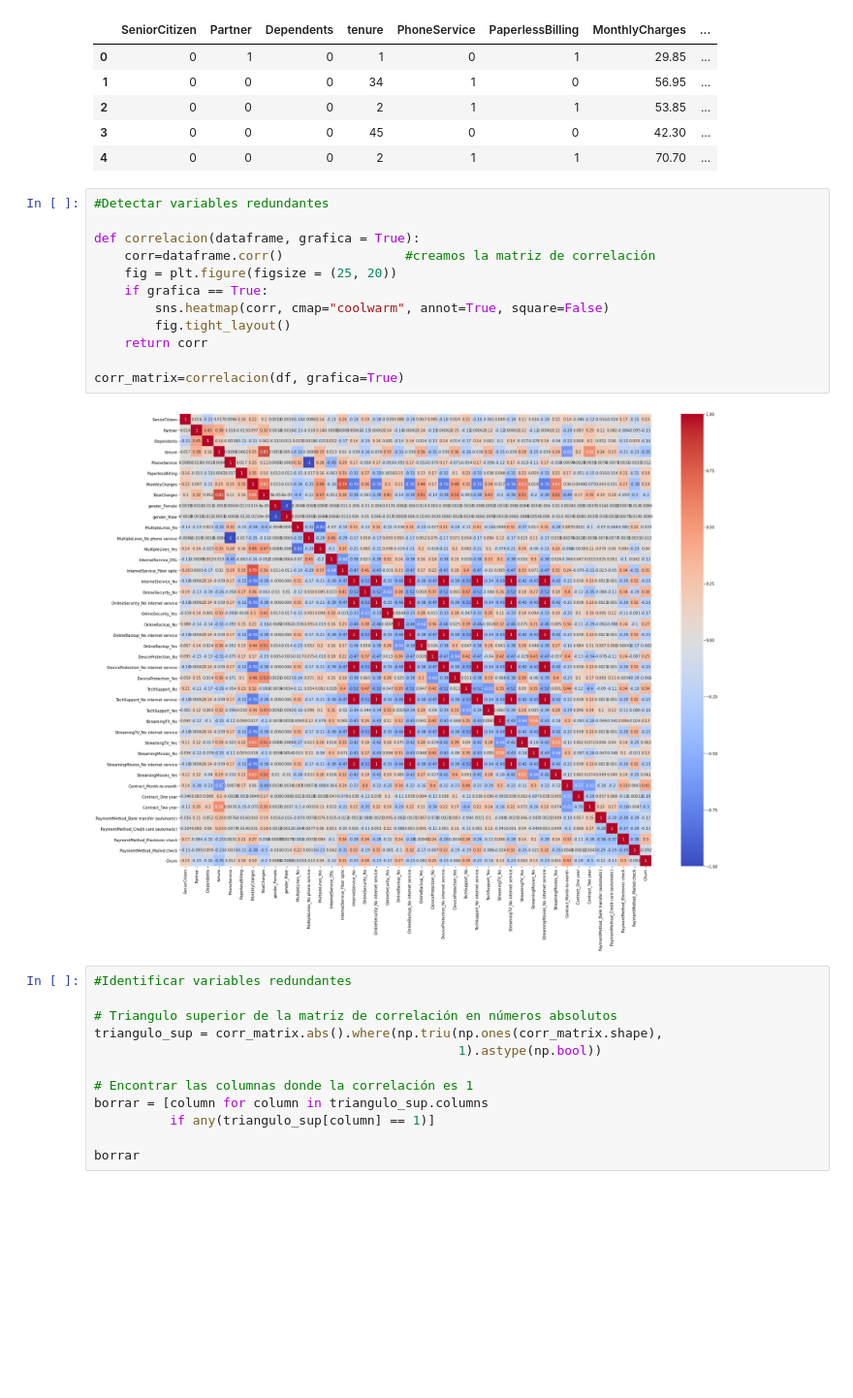
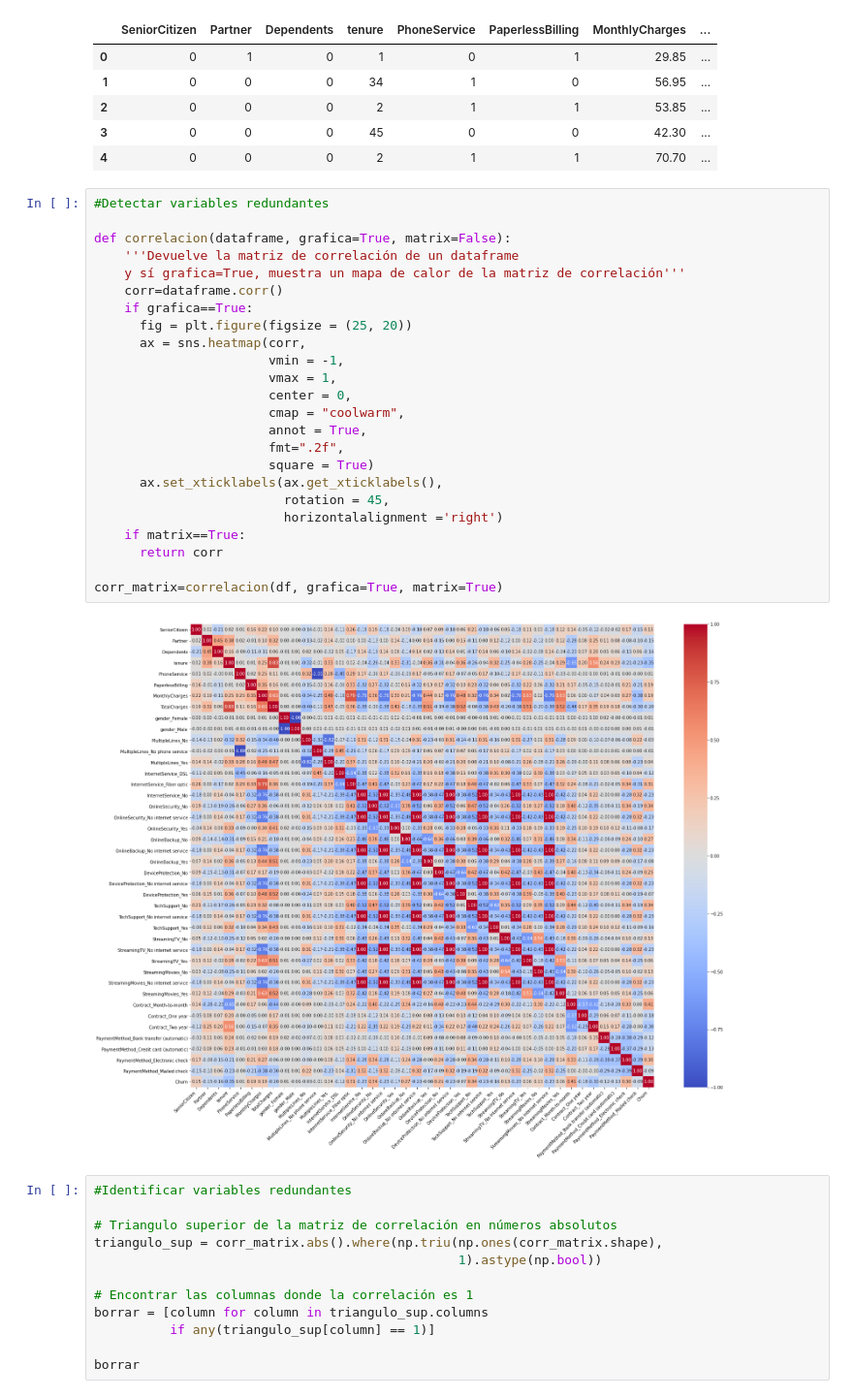
Before and after one commit to AnIsAsPe/ClasificadorClientesTelecom, a Jupyter notebook: ClasificadorClientesEmpresaTelecom_Churn.ipynb, the cells around one changed output. Shown at 97% size. Cells and saved outputs as stored; diff of their text form; blank space fills up the shorter version.

```diff
--- a/ClasificadorClientesEmpresaTelecom_Churn.ipynb
+++ b/ClasificadorClientesEmpresaTelecom_Churn.ipynb
@@ -221,17 +221,29 @@ df.head()
 # %%
 #Detectar variables redundantes
 
-def correlacion(dataframe, grafica = True):
-    corr=dataframe.corr()                #creamos la matriz de correlación
-    fig = plt.figure(figsize = (25, 20))
-    if grafica == True:
-        sns.heatmap(corr, cmap="coolwarm", annot=True, square=False)
-        fig.tight_layout()
-    return corr
+def correlacion(dataframe, grafica=True, matrix=False):
+    '''Devuelve la matriz de correlación de un dataframe
+    y sí grafica=True, muestra un mapa de calor de la matriz de correlación'''
+    corr=dataframe.corr()
+    if grafica==True:
+      fig = plt.figure(figsize = (25, 20))
+      ax = sns.heatmap(corr,
+                       vmin = -1,
+                       vmax = 1,
+                       center = 0,
+                       cmap = "coolwarm",
+                       annot = True,
+                       fmt=".2f",
+                       square = True)
+      ax.set_xticklabels(ax.get_xticklabels(),
+                         rotation = 45,
+                         horizontalalignment ='right')
+    if matrix==True:
+      return corr
 
-corr_matrix=correlacion(df, grafica=True)
+corr_matrix=correlacion(df, grafica=True, matrix=True)
 # %% [output]
-[figure, old version]
+[figure, new version]
 # %%
 #Identificar variables redundantes
 
```
Also changed, not shown: parts of 2 cells of this notebook.
